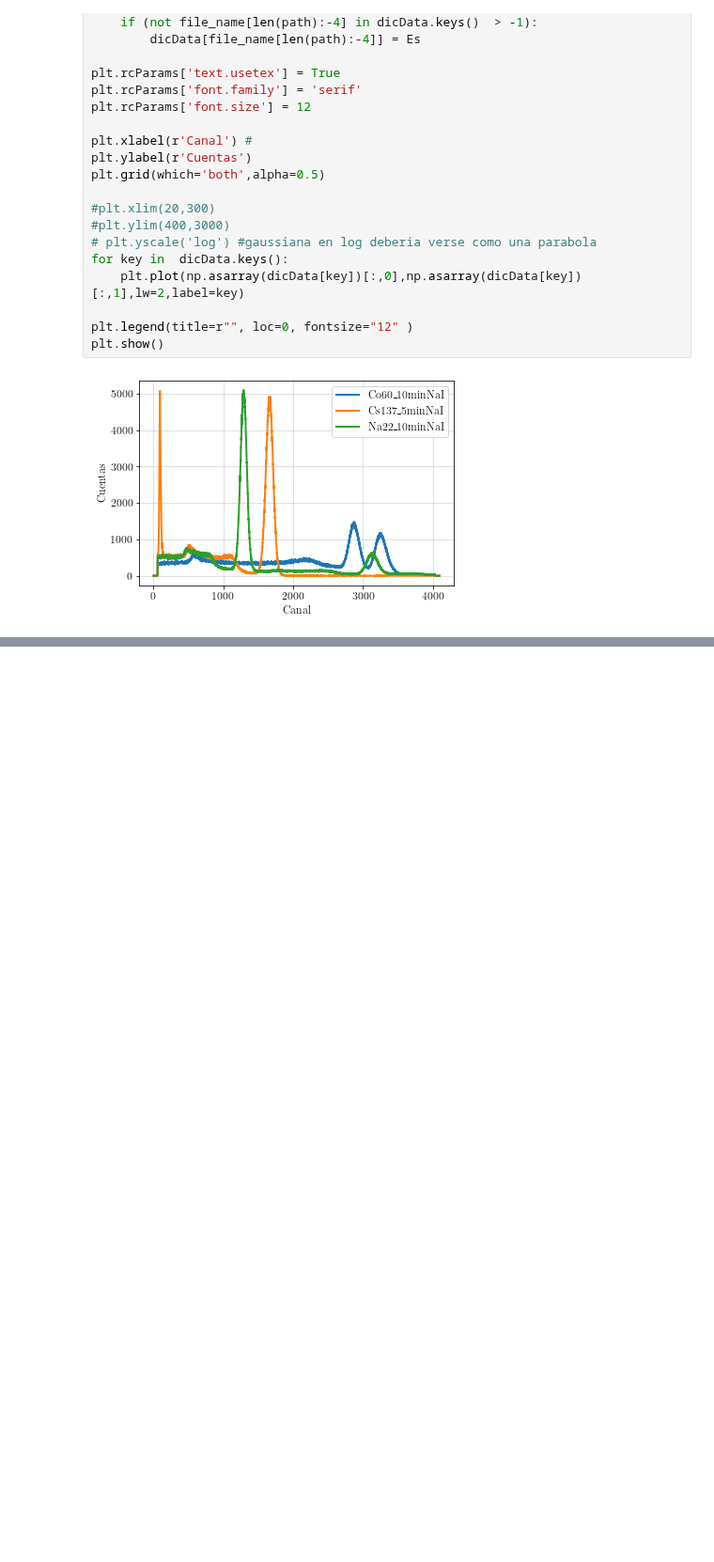
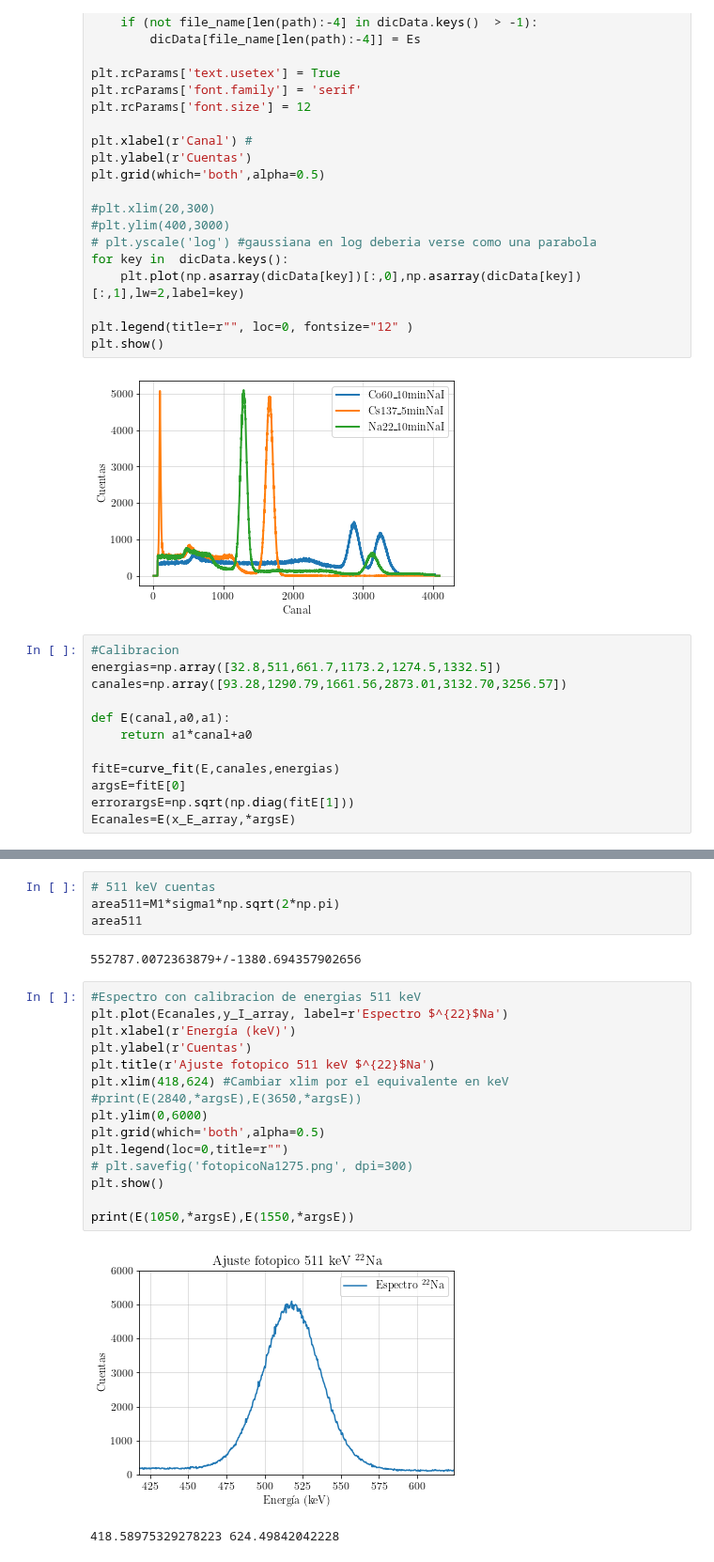
Before and after one commit to juan3ltran/Instrumentacion_Nuclear, a Jupyter notebook: Practica1/Na22.ipynb, the cells around one changed output, grey strips where cells are left out. Shown at 94% size. Cells and saved outputs as stored; diff of their text form; blank space fills up the shorter version.

```diff
--- a/Practica1/Na22.ipynb
+++ b/Practica1/Na22.ipynb
@@ -79,3 +81,15 @@ plt.legend(title=r"", loc=0, fontsize="12" )
 plt.show()
 # %% [output]
 [figure]
+# %%
+#Calibracion
+energias=np.array([32.8,511,661.7,1173.2,1274.5,1332.5])
+canales=np.array([93.28,1290.79,1661.56,2873.01,3132.70,3256.57])
+
+def E(canal,a0,a1):
+    return a1*canal+a0
+
+fitE=curve_fit(E,canales,energias)
+argsE=fitE[0]
+errorargsE=np.sqrt(np.diag(fitE[1]))
+Ecanales=E(x_E_array,*argsE)
@@ -121,3 +138,26 @@ mu1:  1290.7906424061075
+# %%
+# 511 keV cuentas
+area511=M1*sigma1*np.sqrt(2*np.pi)
+area511
+# %% [output]
+552787.0072363879+/-1380.694357902656
+# %%
+#Espectro con calibracion de energias 511 keV
+plt.plot(Ecanales,y_I_array, label=r'Espectro $^{22}$Na')
+plt.xlabel(r'Energía (keV)')
+plt.ylabel(r'Cuentas')
+plt.title(r'Ajuste fotopico 511 keV $^{22}$Na')
+plt.xlim(418,624) #Cambiar xlim por el equivalente en keV #print(E(2840,*argsE),E(3650,*argsE))
+plt.ylim(0,6000)
+plt.grid(which='both',alpha=0.5)
+plt.legend(loc=0,title=r"")
+# plt.savefig('fotopicoNa1275.png', dpi=300)
+plt.show()
+
+print(E(1050,*argsE),E(1550,*argsE))
+# %% [output]
+[figure, added]
+418.58975329278223 624.49842042228
 # %%
 #! 1275 keV peak
 roi_min,roi_max = 2840,3650
```
Also changed, not shown: parts of 7 cells of this notebook, 1 other file.
